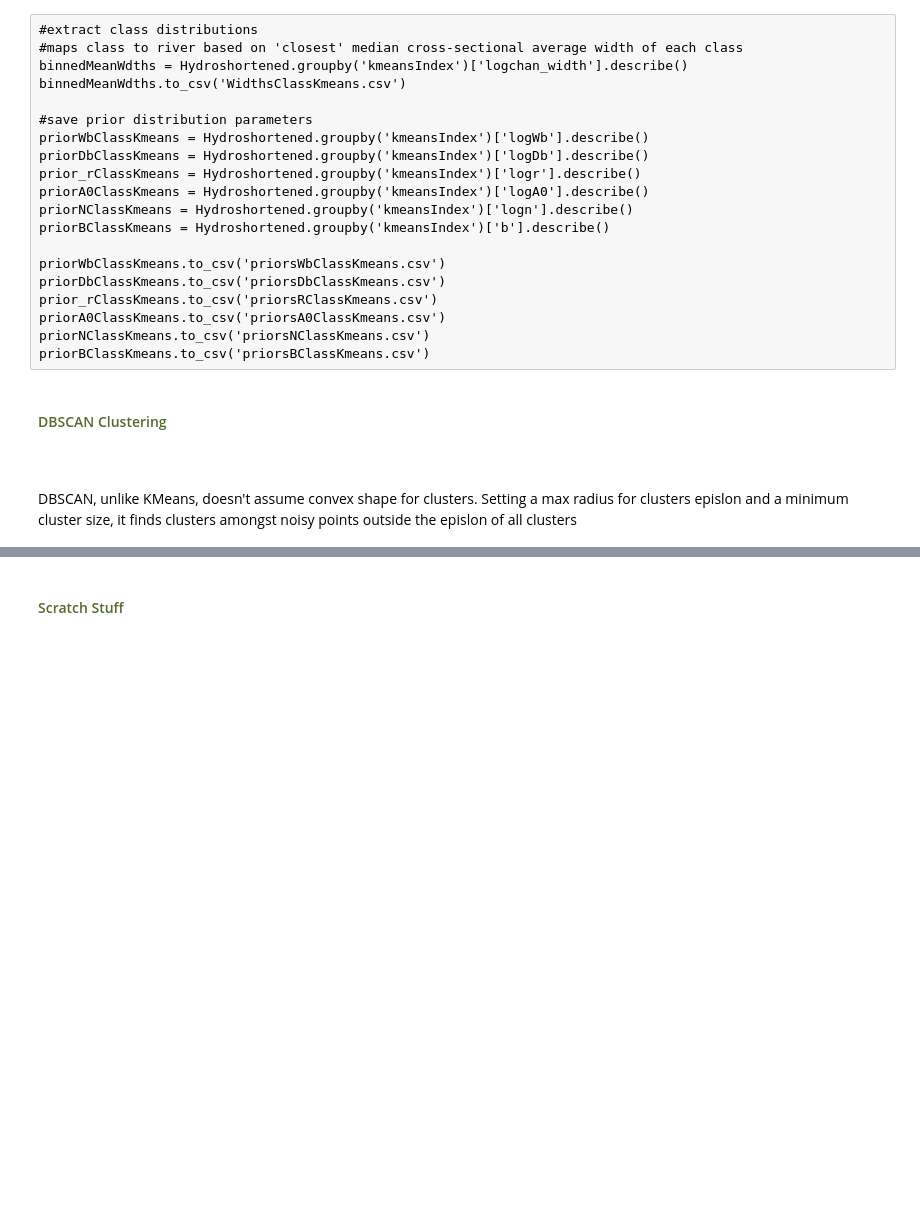
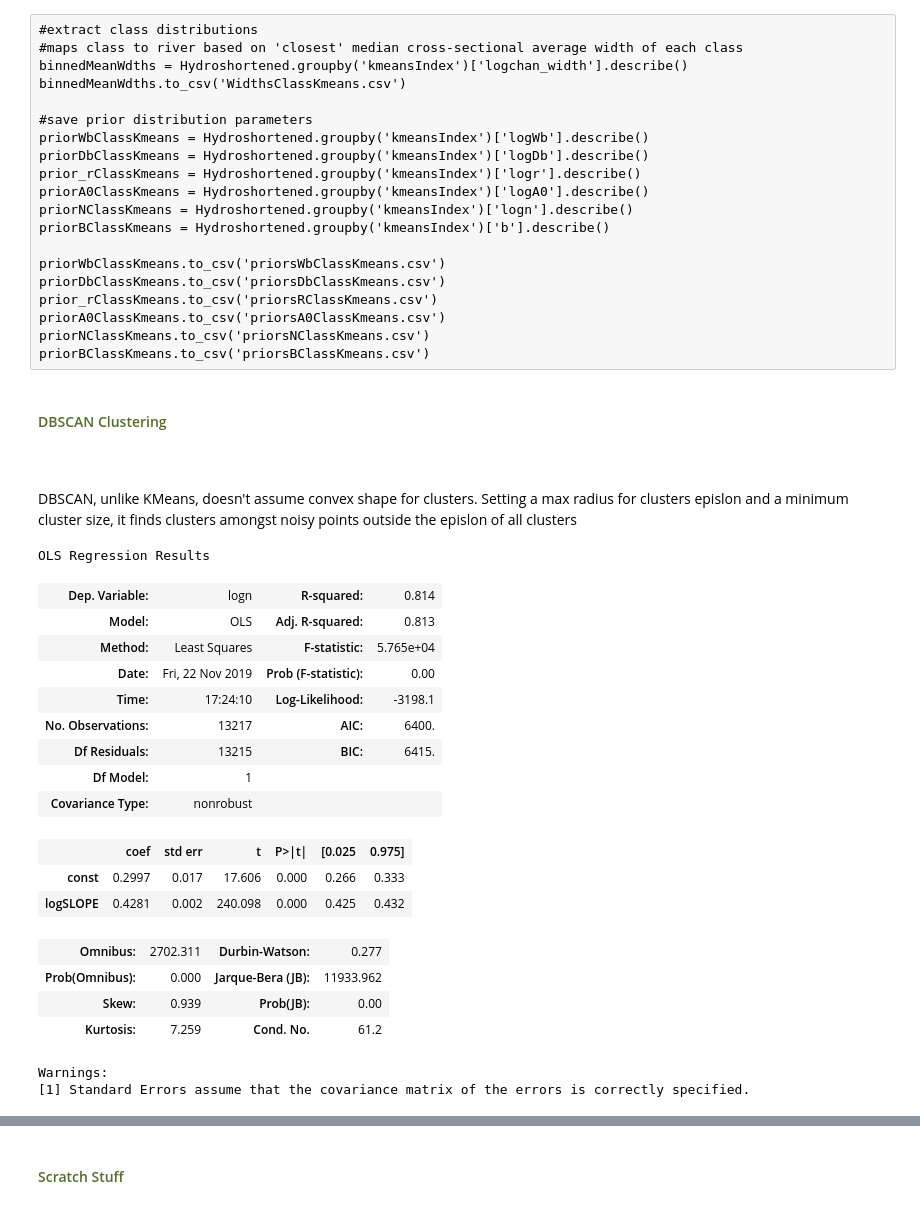
Before and after one commit to craigbrinkerhoff/2019_GeoClass, a Jupyter notebook: scripts/Brinkerhoff_GeoClass.ipynb, the cells around one changed output, grey strips where cells are left out. Saved outputs shown, nothing was run; the diff lists cells and outputs as text; code cells hidden in the pictures; blank space fills up the shorter version.

```diff
--- a/scripts/Brinkerhoff_GeoClass.ipynb
+++ b/scripts/Brinkerhoff_GeoClass.ipynb
@@ -616 +641,51 @@ DBSCAN, unlike KMeans, doesn't assume convex shape for clusters.  Setting a max
+# %%
+data['logSLOPE'] = np.log(data['SLOPE'])
+data['log10SLOPE'] = np.log10(data['SLOPE'])
+data['log10n'] = np.log10(data['n'])
+
+#For non time-varying parameters, need a dataset of only one value per station
+cluster0 = data[data['cluster'] == 7]
+
+resultB = sm.OLS(cluster0['b'], sm.add_constant(cluster0['stdWdth'])).fit()
+resultA0 = sm.OLS(cluster0['logA0'], sm.add_constant(cluster0[['meanWdths','stdWdth']])).fit()
+resultWb = sm.OLS(cluster0['logWb'], sm.add_constant(cluster0[['meanWdths']])).fit()
+resultDb = sm.OLS(cluster0['logDb'], sm.add_constant(cluster0[['meanWdths', 'stdWdth']])).fit()
+result_r = sm.OLS(cluster0['logr'], sm.add_constant(cluster0[['meanWdths', 'stdWdth']])).fit()
+resultQb = sm.OLS(cluster0['logQb'], sm.add_constant(cluster0[['meanWdths']])).fit()
+resultDe = sm.OLS(cluster0['log10De'], sm.add_constant(cluster0[['log10SLOPE']])).fit()
+resultN = sm.OLS(cluster0['logn'], sm.add_constant(cluster0[['logSLOPE']])).fit()
+
+#get residual standard errors --> SD for hat funtions in BAM
+sdWb = np.sqrt(resultWb.scale)
+sdDb = np.sqrt(resultDb.scale)
+sdR = np.sqrt(result_r.scale)
+sdN = np.sqrt(resultN.scale)
+sdB = np.sqrt(resultB.scale)
+sdA0 = np.sqrt(resultA0.scale)
+
+priorsSD = pd.DataFrame(index=['Wb','Db','r','n', 'A0', 'b'])
+priorsSD['SD'] = (sdWb, sdDb, sdR, sdN, sdA0, sdB)
+priorsSD.to_csv('priorSDsDBSCAN_7.csv')
+# %%
+resultN.summary()
+# %% [output]
+OLS Regression Results
+| Dep. Variable: | logn | R-squared: | 0.814 |
+| Model: | OLS | Adj. R-squared: | 0.813 |
+| Method: | Least Squares | F-statistic: | 5.765e+04 |
+| Date: | Fri, 22 Nov 2019 | Prob (F-statistic): | 0.00 |
+| Time: | 17:24:10 | Log-Likelihood: | -3198.1 |
+| No. Observations: | 13217 | AIC: | 6400. |
+| Df Residuals: | 13215 | BIC: | 6415. |
+| Df Model: | 1 |  |  |
+| Covariance Type: | nonrobust |  |  |
+|  | coef | std err | t | P>|t| | [0.025 | 0.975] |
+| const | 0.2997 | 0.017 | 17.606 | 0.000 | 0.266 | 0.333 |
+| logSLOPE | 0.4281 | 0.002 | 240.098 | 0.000 | 0.425 | 0.432 |
+| Omnibus: | 2702.311 | Durbin-Watson: | 0.277 |
+| Prob(Omnibus): | 0.000 | Jarque-Bera (JB): | 11933.962 |
+| Skew: | 0.939 | Prob(JB): | 0.00 |
+| Kurtosis: | 7.259 | Cond. No. | 61.2 |
+Warnings:
+[1] Standard Errors assume that the covariance matrix of the errors is correctly specified.
 # %%
```
Also changed, not shown: parts of 19 cells of this notebook, 4 other files.
